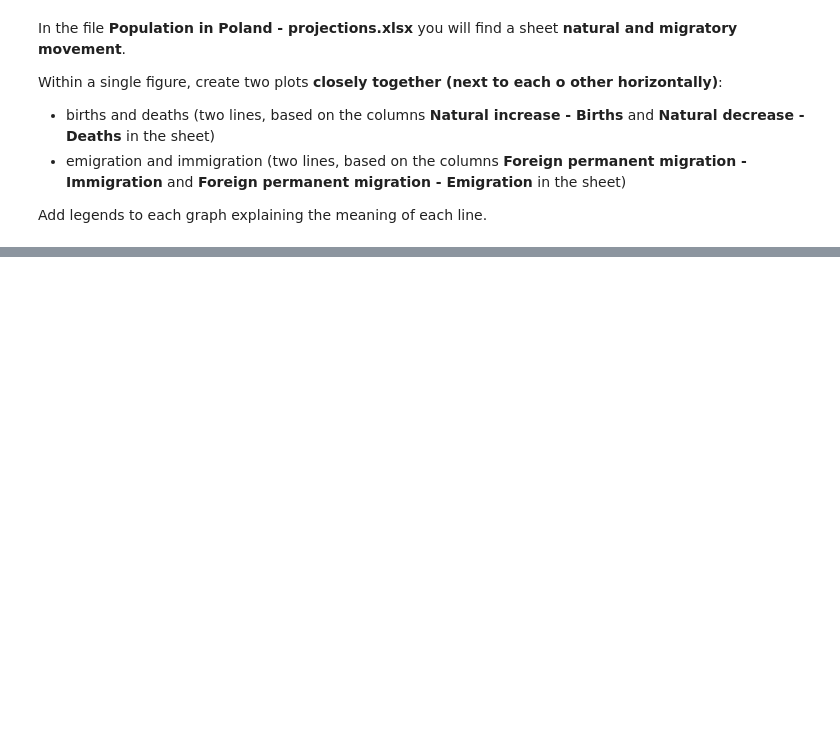
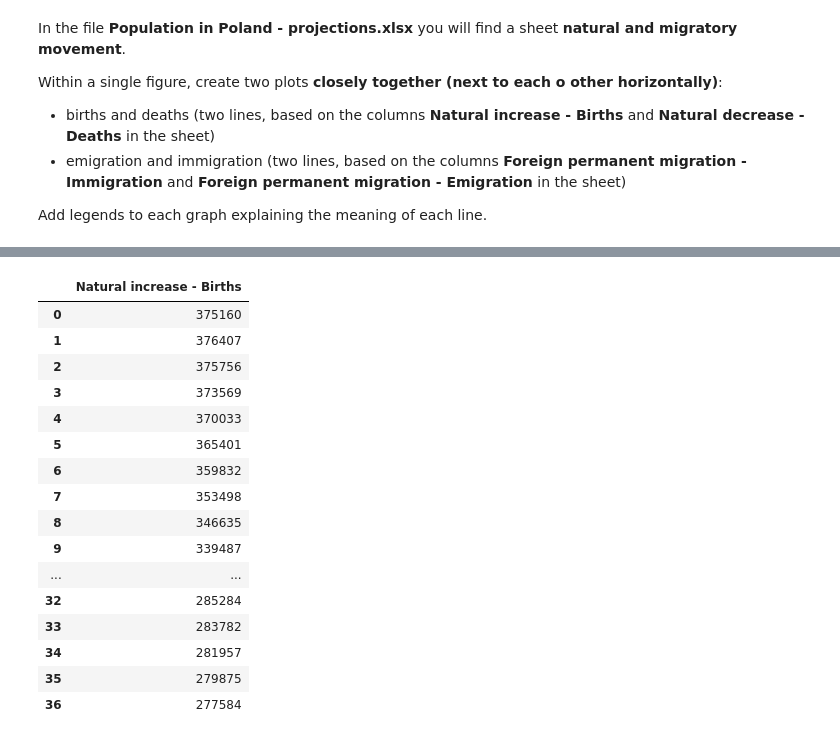
Before and after one commit to UrosVukmanovic/Data_Science_Coders_Lab, a Jupyter notebook: Python/Python_Session_4 Matplotlib_WebScrapping/Webscraping_and_plots_-_Exercise_files/02_Charts/04_Multiple plots in one image/1_Natural and migratory movement.ipynb, the cells around one changed output, grey strips where cells are left out. Cells and saved outputs as stored; diff of their text form; code cells hidden in the pictures; blank space fills up the shorter version.

```diff
--- a/Python/Python_Session_4 Matplotlib_WebScrapping/Webscraping_and_plots_-_Exercise_files/02_Charts/04_Multiple plots in one image/1_Natural and migratory movement.ipynb
+++ b/Python/Python_Session_4 Matplotlib_WebScrapping/Webscraping_and_plots_-_Exercise_files/02_Charts/04_Multiple plots in one image/1_Natural and migratory movement.ipynb
@@ -30,3 +30,28 @@ df
 | 34 | 2048 | 35091988 | 281957 | 437371 | 75523 | ... |
 | 35 | 2049 | 34973384 | 279875 | 434812 | 75909 | ... |
 | 36 | 2050 | 34856003 | 277584 | 431968 | 76300 | ... |
+# %%
+df_births = df[['Natural increase - Births']]
+df_deaths = df[['Natural decrease - Deaths']]
+df_immigration = df[['Foreign permanent migration - Immigration']]
+df_emigration = df[['Foreign permanent migration - Emigration']]
+df_year = df[['Year']]
+df_births
+# %% [output]
+|  | Natural increase - Births |
+| 0 | 375160 |
+| 1 | 376407 |
+| 2 | 375756 |
+| 3 | 373569 |
+| 4 | 370033 |
+| 5 | 365401 |
+| 6 | 359832 |
+| 7 | 353498 |
+| 8 | 346635 |
+| 9 | 339487 |
+| ... | ... |
+| 32 | 285284 |
+| 33 | 283782 |
+| 34 | 281957 |
+| 35 | 279875 |
+| 36 | 277584 |
```
Also changed, not shown: parts of 2 cells of this notebook, 2 other files.
